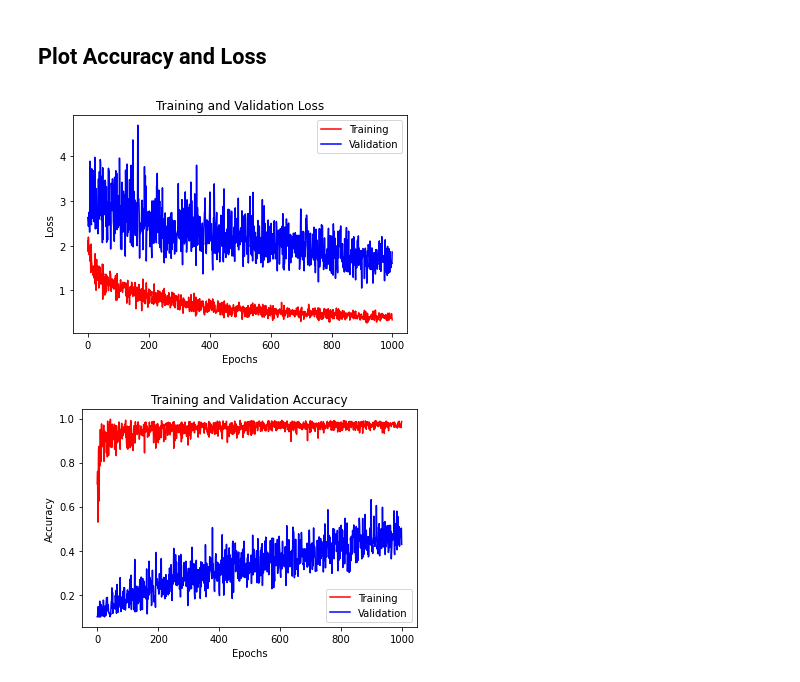
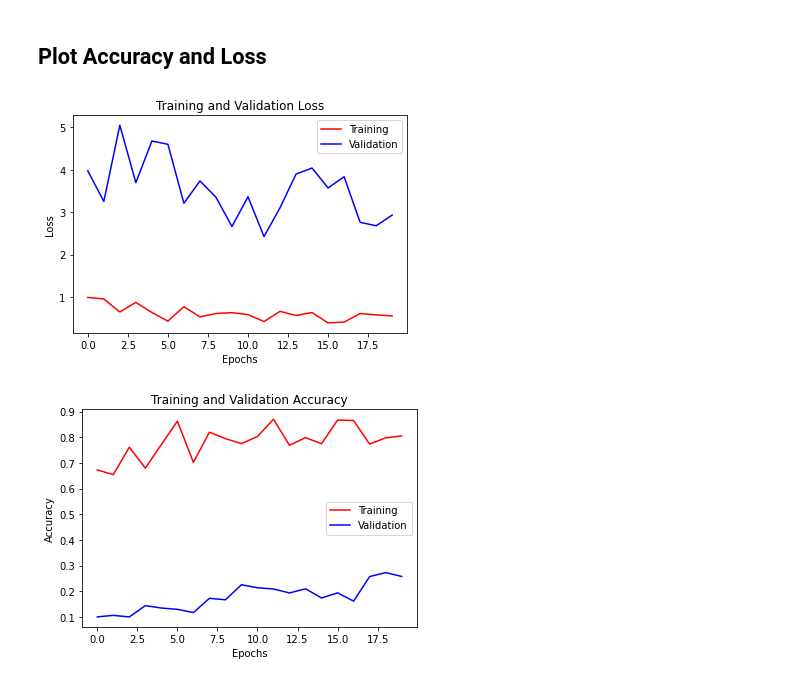
Before and after one commit to thebouda/AMLProject, a Jupyter notebook: federatedServerMomentum.ipynb, the cells around one changed output. Saved outputs shown, nothing was run; the diff lists cells and outputs as text; code cells hidden in the pictures.

Commit message:
feat: federated_FedAvgM_B=[0.9]_GLR=[0.1]_LR[0.002]_R[20]_K[100]_C[0.1]_E[5]_A[1]_BATCHNORM[False]_GROUPNORM[False,2,2]

```diff
--- a/federatedServerMomentum.ipynb
+++ b/federatedServerMomentum.ipynb
@@ -20,12 +20,12 @@ DEVICE = 'cuda' if torch.cuda.is_available() else 'cpu'
 
 # Hyperparameter of FedAvgM
 BETA = 0.9
-GLOBAL_LEARNING_RATE = 1 # Learning rate of the global model (server)
+GLOBAL_LEARNING_RATE = 0.1 # Learning rate of the global model (server)
 
 LEARNING_RATE = 2e-3  # LR
 BATCH_SIZE = 32
-ROUNDS = 1000  # R
-LOCAL_EPOCHS = 1  # E
+ROUNDS = 20  # R
+LOCAL_EPOCHS = 5  # E
 NUM_CLIENTS = 100  # K: number of total clients
 C = 0.1 # percentage of clients selected at each round
 # m = C * K : number of  clients selected at each round
@@ -40,7 +40,7 @@ DIRICHLET = True
 # Alpha value for the dirichlet's distribution
 # Value possible for CIFAR10  : 0, 0.05, 0.1, 0.2, 0.5, 1, 10, 100
 # Value possible for CIFAR100 : 0, 0.5, 1, 2, 5, 10, 100, 1000
-ALPHA = 0.05
+ALPHA = 1
 
 # If the clients have different numbers of images or not
 DIFFERENT_SIZES = False
@@ -391,7 +394,7 @@ Round: 999      Average Train loss: 0.3425      Valid loss: 1.8591      Average
 # %% [markdown]
 ## Plot Accuracy and Loss
 # %%
-SAVE_PLOTS = False
+SAVE_PLOTS = True
 if SAVE_PLOTS:
     matplotlib.use("Agg")
 
@@ -406,35 +409,35 @@ plt.xlabel("Epochs")
 if SAVE_PLOTS:
     if DIRICHLET:
         plt.savefig("plots/federated_FedAvgM_B=[{}]_GLR=[{}]_LR[{}]_R[{}]_K[{}]_C[{}]_E[{}]_A[{}]_BATCHNORM[{}]_GROUPNORM[{},{},{}]_loss.png".format(
             BETA, GLOBAL_LEARNING_RATE,LEARNING_RATE, ROUNDS, NUM_CLIENTS, C, LOCAL_EPOCHS, ALPHA, BATCH_NORM, GROUP_NORM, groupNormParams['groupNL1'], groupNormParams['groupNL2']))
     else:
         plt.savefig("plots/federated_FedAvgM_B=[{}]_GLR=[{}]_LR[{}]_R[{}]_K[{}]_C[{}]_E[{}]_D[{}]_BATCHNORM[{}]_GROUPNORM[{},{},{}]_loss.png".format(
             BETA, GLOBAL_LEARNING_RATE,LEARNING_RATE, ROUNDS, NUM_CLIENTS, C, LOCAL_EPOCHS, delta, BATCH_NORM, GROUP_NORM, groupNormParams['groupNL1'], groupNormParams['groupNL2']))
 else:
     plt.show()
 
 # Plot Accuracy
 plt.figure()
 plt.title("Training and Validation Accuracy")
 plt.plot(range(len(train_accuracies)),
          train_accuracies, color="r", label="Training")
 plt.plot(range(len(valid_accuracies)), valid_accuracies,
          color="b", label="Validation")
 plt.legend(loc="best")
 plt.ylabel("Accuracy")
 plt.xlabel("Epochs")
 if SAVE_PLOTS:
     if DIRICHLET:
         plt.savefig("plots/federated_FedAvgM_B=[{}]_GLR=[{}]_LR[{}]_R[{}]_K[{}]_C[{}]_E[{}]_A[{}]_BATCHNORM[{}]_GROUPNORM[{},{},{}]_accuracy.png".format(
             BETA, GLOBAL_LEARNING_RATE,LEARNING_RATE, ROUNDS, NUM_CLIENTS, C,LOCAL_EPOCHS, ALPHA, BATCH_NORM, GROUP_NORM, groupNormParams['groupNL1'], groupNormParams['groupNL2']))
     else:
         plt.savefig("plots/federated_FedAvgM_B=[{}]_GLR=[{}]_LR[{}]_R[{}]_K[{}]_C[{}]_E[{}]_D[{}]_BATCHNORM[{}]_GROUPNORM[{},{},{}]_accuracy.png".format(
             BETA, GLOBAL_LEARNING_RATE,LEARNING_RATE, ROUNDS, NUM_CLIENTS, C, LOCAL_EPOCHS, delta, BATCH_NORM, GROUP_NORM, groupNormParams['groupNL1'], groupNormParams['groupNL2']))
 else:
     plt.show()
 # %% [output]
-[figure, old version]
+[figure, new version]
-[figure, old version]
+[figure, new version]
 # %%
 #with open("FedAvgMR{}E{}A{}C{}.txt".format(ROUNDS,LOCAL_EPOCHS,ALPHA,C), "w") as f:
     #for res in valid_accuracies:
```
Also changed, not shown: parts of 2 cells of this notebook, 2 other files.
